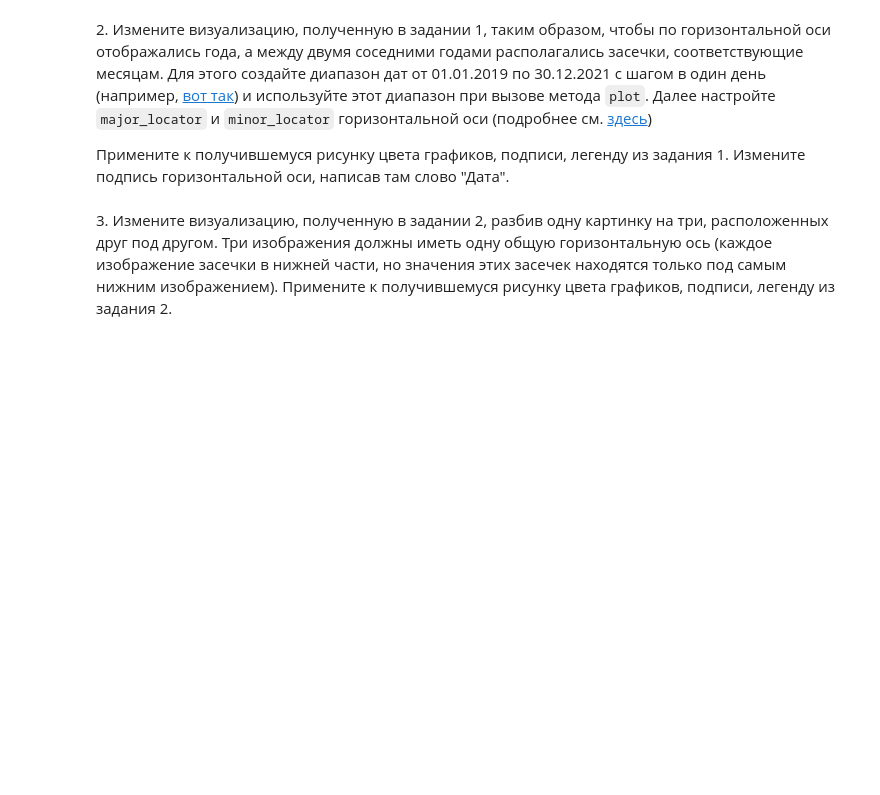
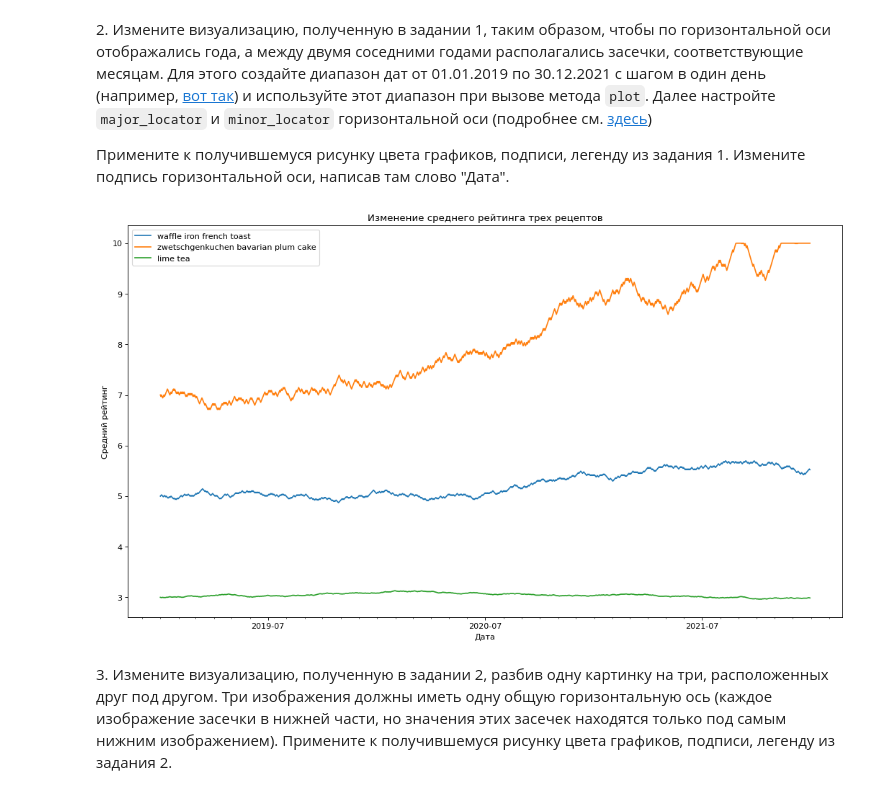
Before and after one commit to malykdasha/TOD, a Jupyter notebook: 5/05_visualization_Малык_Дарья.ipynb, the cells around one changed output. Saved outputs shown, nothing was run; the diff lists cells and outputs as text; code cells hidden in the pictures; blank space fills up the shorter version.

```diff
--- a/5/05_visualization_Малык_Дарья.ipynb
+++ b/5/05_visualization_Малык_Дарья.ipynb
@@ -98,5 +103,29 @@ _Примечание_ : для считывания файла воспольз
 2\. Измените визуализацию, полученную в задании 1, таким образом, чтобы по горизонтальной оси отображались года, а между двумя соседними годами располагались засечки, соответствующие месяцам. Для этого создайте диапазон дат от 01.01.2019 по 30.12.2021 с шагом в один день (например, [вот так](https://pandas.pydata.org/docs/reference/api/pandas.date_range.html)) и используйте этот диапазон при вызове метода `plot`. Далее настройте `major_locator` и `minor_locator` горизонтальной оси (подробнее см. [здесь](https://matplotlib.org/stable/gallery/text_labels_and_annotations/date.html))
 
 Примените к получившемуся рисунку цвета графиков, подписи, легенду из задания 1. Измените подпись горизонтальной оси, написав там слово "Дата".
+# %%
+dates = pd.date_range(start='01.01.2019', end='30.12.2021')
+# %%
+fig, ax = plt.subplots(1,1,figsize=(16, 9), dpi= 80)
+
+
+line1, = ax.plot(dates, waffle)
+line2, = ax.plot(dates, cake)
+line3, = ax.plot(dates, tea)
+
+ax.xaxis.set_major_locator(mdates.MonthLocator(interval=12))
+ax.xaxis.set_minor_locator(mdates.MonthLocator(interval=1))
+
+line1.set_label('waffle iron french toast')
+line2.set_label('zwetschgenkuchen bavarian plum cake')
+line3.set_label('lime tea')
+ax.legend()
+
+plt.title("Изменение среднего рейтинга трех рецептов")
+plt.xlabel("Дата")
+plt.ylabel("Средний рейтинг")
+plt.show()
+# %% [output]
+[figure, added]
 # %% [markdown]
 3\. Измените визуализацию, полученную в задании 2, разбив одну картинку на три, расположенных друг под другом. Три изображения должны иметь одну общую горизонтальную ось (каждое изображение засечки в нижней части, но значения этих засечек находятся только под самым нижним изображением). Примените к получившемуся рисунку цвета графиков, подписи, легенду из задания 2.
```
Also changed, not shown: parts of 5 cells of this notebook.
